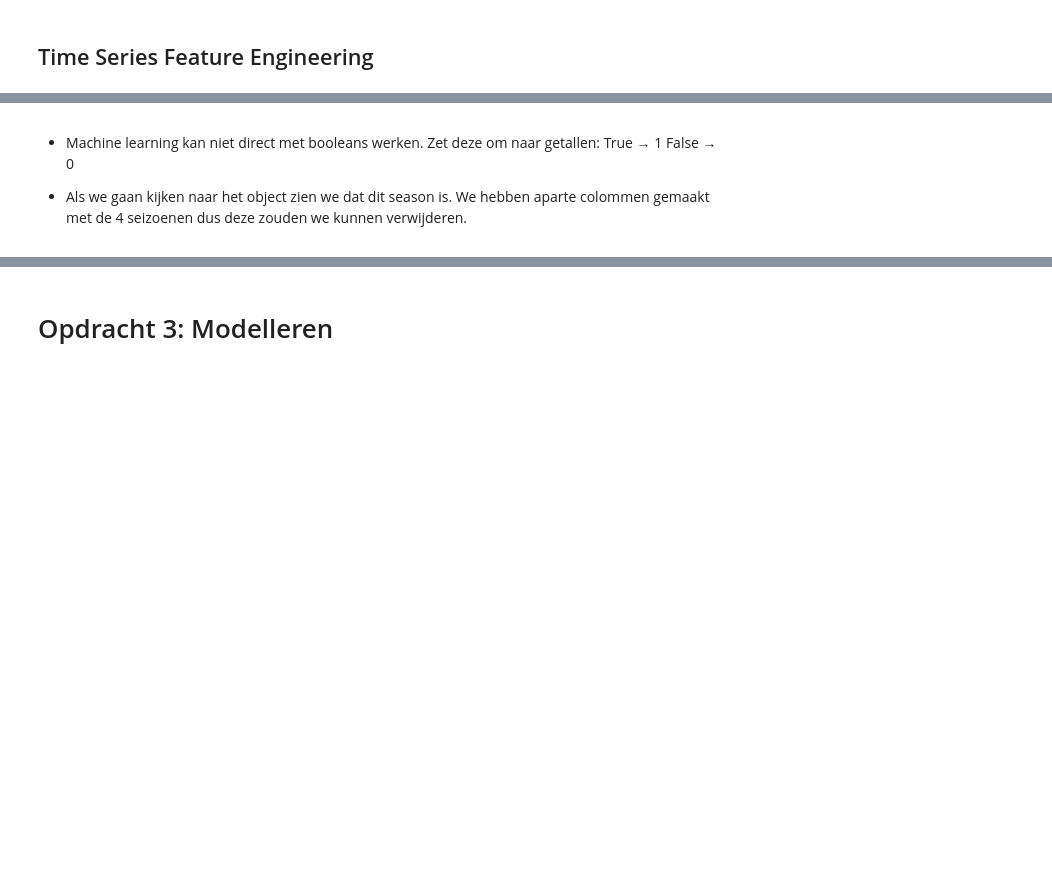
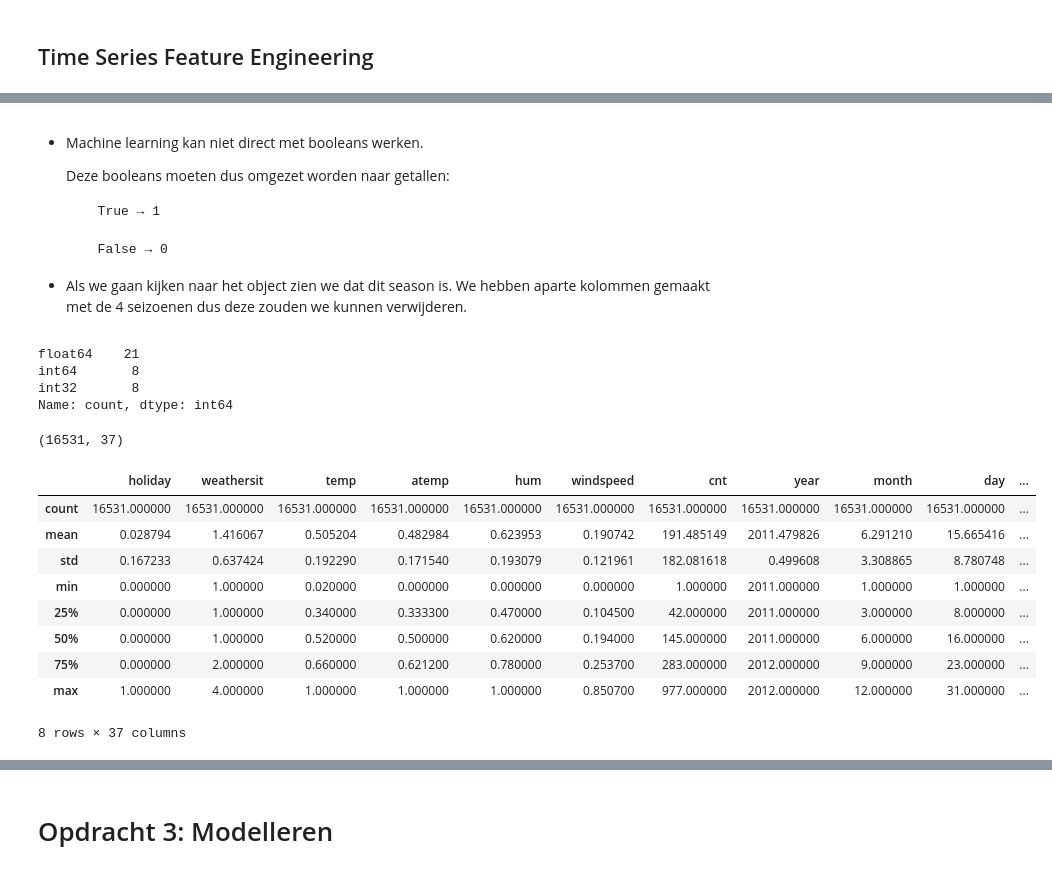
Before and after one commit to Tijnwy/MachineLearning, a Jupyter notebook: ML_opdracht_2/Untitled-1.ipynb, the cells around one changed output, grey strips where cells are left out. Cells and saved outputs as stored; diff of their text form; code cells hidden in the pictures; blank space fills up the shorter version.

```diff
--- a/ML_opdracht_2/Untitled-1.ipynb
+++ b/ML_opdracht_2/Untitled-1.ipynb
@@ -344,12 +472,39 @@ display(object_cols)
 # %% [markdown]
-- Machine learning kan niet direct met booleans werken. Zet deze om naar getallen:
-True → 1
-False → 0
+- Machine learning kan niet direct met booleans werken.
 
-- Als we gaan kijken naar het object zien we dat dit season is. We hebben aparte colommen gemaakt met de 4 seizoenen dus deze zouden we kunnen verwijderen.
+    Deze booleans moeten dus omgezet worden naar getallen:
+
+        True → 1
+
+        False → 0
+
+- Als we gaan kijken naar het object zien we dat dit season is. We hebben aparte kolommen gemaakt met de 4 seizoenen dus deze zouden we kunnen verwijderen.
 # %%
 boolean_columns = train_data_final.select_dtypes(include=['bool'])
 train_data_final[boolean_columns.columns] = boolean_columns.astype(int)
+train_data_final.drop(columns=['season'], inplace=True)
+
+display(train_data_final.dtypes.value_counts())
+# %% [output]
+float64    21
+int64       8
+int32       8
+Name: count, dtype: int64
+# %%
+display(train_data_final.shape)
+display(train_data_final.describe())
+# %% [output]
+(16531, 37)
+|  | holiday | weathersit | temp | atemp | hum | windspeed | cnt | year | month | day | ... |
+| count | 16531.000000 | 16531.000000 | 16531.000000 | 16531.000000 | 16531.000000 | 16531.000000 | 16531.000000 | 16531.000000 | 16531.000000 | 16531.000000 | ... |
+| mean | 0.028794 | 1.416067 | 0.505204 | 0.482984 | 0.623953 | 0.190742 | 191.485149 | 2011.479826 | 6.291210 | 15.665416 | ... |
+| std | 0.167233 | 0.637424 | 0.192290 | 0.171540 | 0.193079 | 0.121961 | 182.081618 | 0.499608 | 3.308865 | 8.780748 | ... |
+| min | 0.000000 | 1.000000 | 0.020000 | 0.000000 | 0.000000 | 0.000000 | 1.000000 | 2011.000000 | 1.000000 | 1.000000 | ... |
+| 25% | 0.000000 | 1.000000 | 0.340000 | 0.333300 | 0.470000 | 0.104500 | 42.000000 | 2011.000000 | 3.000000 | 8.000000 | ... |
+| 50% | 0.000000 | 1.000000 | 0.520000 | 0.500000 | 0.620000 | 0.194000 | 145.000000 | 2011.000000 | 6.000000 | 16.000000 | ... |
+| 75% | 0.000000 | 2.000000 | 0.660000 | 0.621200 | 0.780000 | 0.253700 | 283.000000 | 2012.000000 | 9.000000 | 23.000000 | ... |
+| max | 1.000000 | 4.000000 | 1.000000 | 1.000000 | 1.000000 | 0.850700 | 977.000000 | 2012.000000 | 12.000000 | 31.000000 | ... |
+8 rows × 37 columns
 # %%
 missing_values = train_data_final.isnull().sum()
 
```
Also changed, not shown: parts of 92 cells of this notebook.
